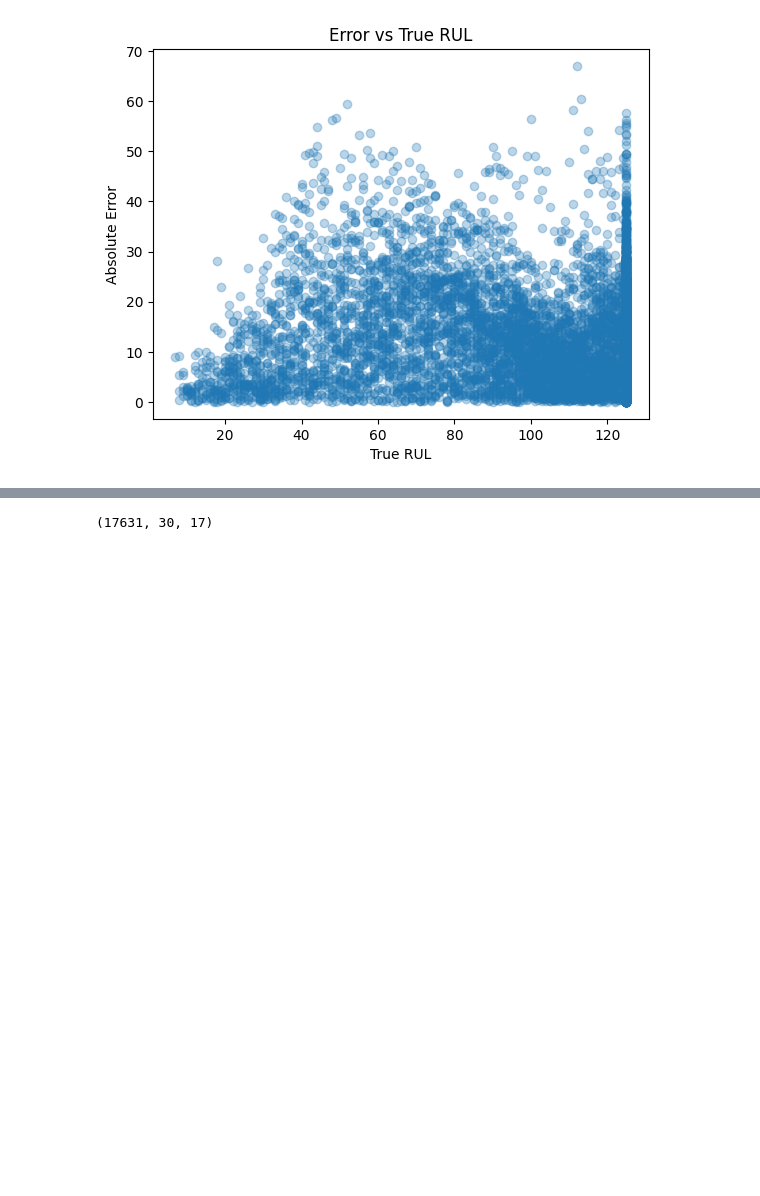
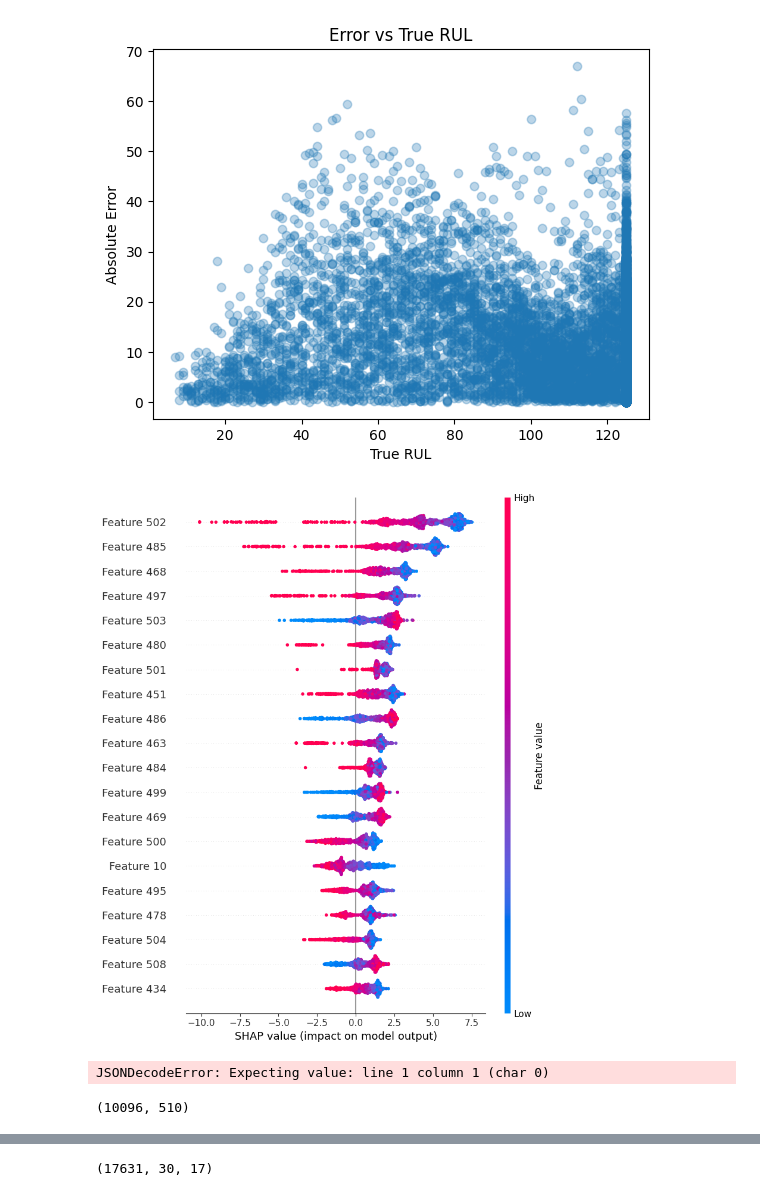
Before and after one commit to Atheeth24091998/predictive-maintenance-cmapss, a Jupyter notebook: notebooks/01_exploration.ipynb, the cells around one changed output, grey strips where cells are left out. Cells and saved outputs as stored; diff of their text form; code cells hidden in the pictures; blank space fills up the shorter version.

Commit message:
added other models, fastapi endpoint and mlflow for tracking

```diff
--- a/notebooks/01_exploration.ipynb
+++ b/notebooks/01_exploration.ipynb
@@ -304,3 +327,39 @@ plt.title("Error vs True RUL")
 plt.show()
 # %% [output]
 [figure]
+# %%
+import shap
+
+explainer = shap.TreeExplainer(xgb_model)
+shap_values = explainer.shap_values(X_test[:1000])
+
+shap.summary_plot(shap_values, X_test[:1000])
+# %% [output]
+[figure, added]
+# %%
+import requests
+
+url = "http://127.0.0.1:8000/predict"
+sample_data = [    0.5, 1.2, 3.4, 2.1, 0.6, 1.1, 3.5, 2.2, 0.7, 1.3, 3.6, 2.3,
+    0.6, 1.0, 3.3, 2.0, 0.5, 1.2, 3.4, 2.1, 0.6, 1.1, 3.5, 2.2,
+    0.7, 1.3, 3.6, 2.3, 0.6, 1.0, 0.5, 1.2, 3.4, 2.1, 0.6, 1.1,
+    3.5, 2.2, 0.7, 1.3, 3.6, 2.3, 0.6, 1.0, 0.5, 1.2, 3.4, 2.1,
+    0.6, 1.1, 3.5, 2.2, 0.7, 1.3, 3.6, 2.3, 0.6, 1.0, 0.5, 1.2,
+    3.4, 2.1, 0.6, 1.1, 3.5, 2.2, 0.7, 1.3, 3.6, 2.3, 0.6, 1.0,
+    0.5, 1.2, 3.4, 2.1, 0.6, 1.1, 3.5, 2.2, 0.7, 1.3, 3.6, 2.3,
+    0.6, 1.0, 0.5, 1.2, 3.4, 2.1, 0.6, 1.1, 3.5, 2.2, 0.7, 1.3,
+    3.6, 2.3, 0.6, 1.0, 0.5, 1.2, 3.4, 2.1, 0.6, 1.1, 3.5, 2.2,
+    0.7, 1.3, 3.6, 2.3, 0.6, 1.0, 0.5, 1.2, 3.4, 2.1, 0.6, 1.1,
+    3.5, 2.2, 0.7, 1.3, 3.6, 2.3, 0.6, 1.0, 0.5, 1.2, 3.4, 2.1,
+    0.6, 1.1, 3.5, 2.2, 0.7, 1.3, 3.6, 2.3]  # length = 30*features
+
+payload = {"data": sample_data}  # wrap the array in a dict
+
+response = requests.post(url, json=sample_data)
+print(response.json())
+# %% [output]
+JSONDecodeError: Expecting value: line 1 column 1 (char 0)
+# %%
+print(X_test.shape)
+# %% [output]
+(10096, 510)
```
Also changed, not shown: parts of 4 cells of this notebook, 34 other files.
